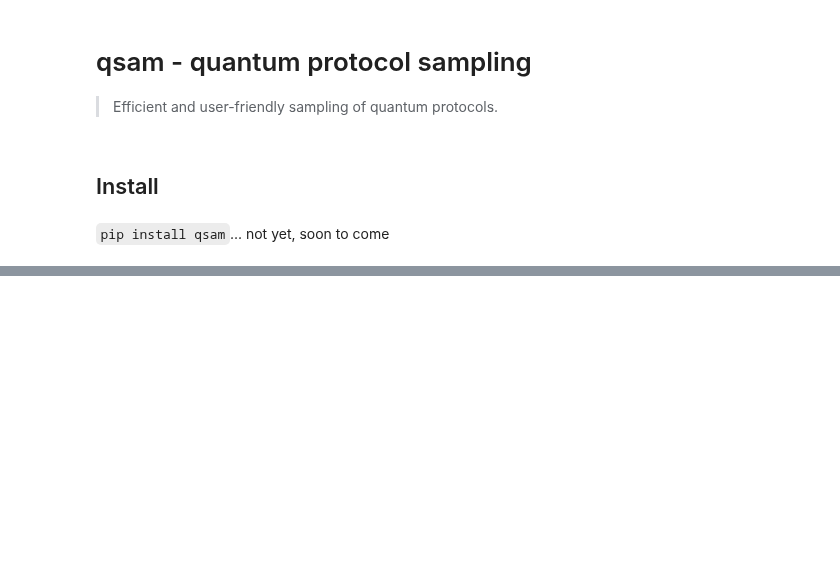
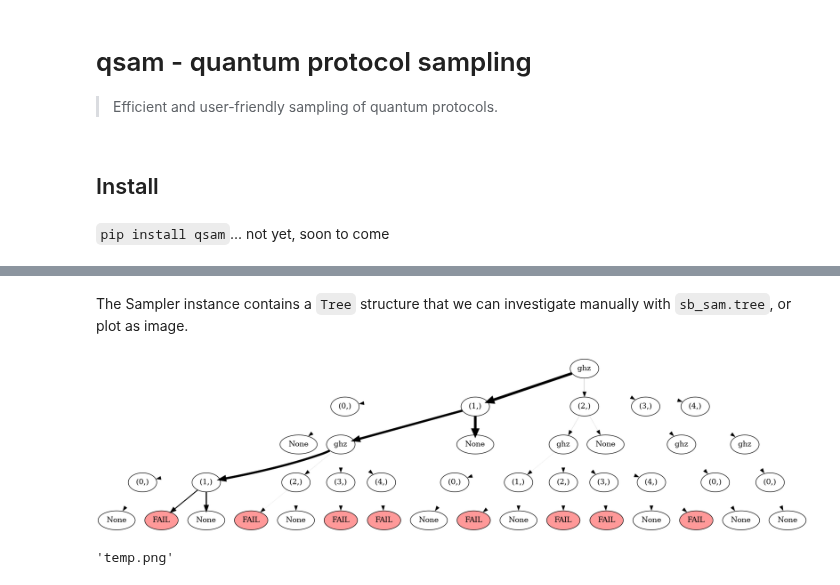
Before and after one commit to dpwinter/qsample, a Jupyter notebook: index.ipynb, the cells around one changed output, grey strips where cells are left out. Saved outputs shown, nothing was run; the diff lists cells and outputs as text; code cells hidden in the pictures; blank space fills up the shorter version.

```diff
--- a/index.ipynb
+++ b/index.ipynb
@@ -96,0 +156,8 @@ plt.legend();
+# %% [markdown]
+The Sampler instance contains a `Tree` structure that we can investigate manually with `sb_sam.tree`, or plot as image.
+# %%
+#slow
+sb_sam.tree.display_tree()
+# %% [output]
+[figure, added]
+'temp.png'
```
Also changed, not shown: parts of 69 cells of this notebook, 20 other files.
